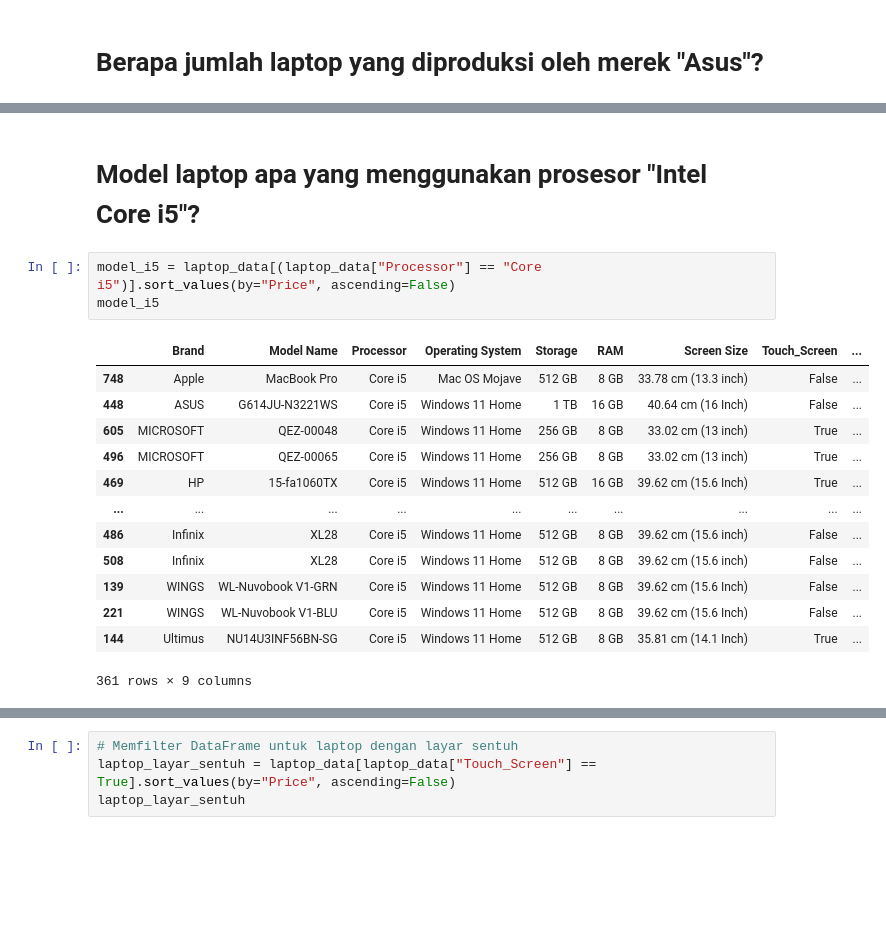
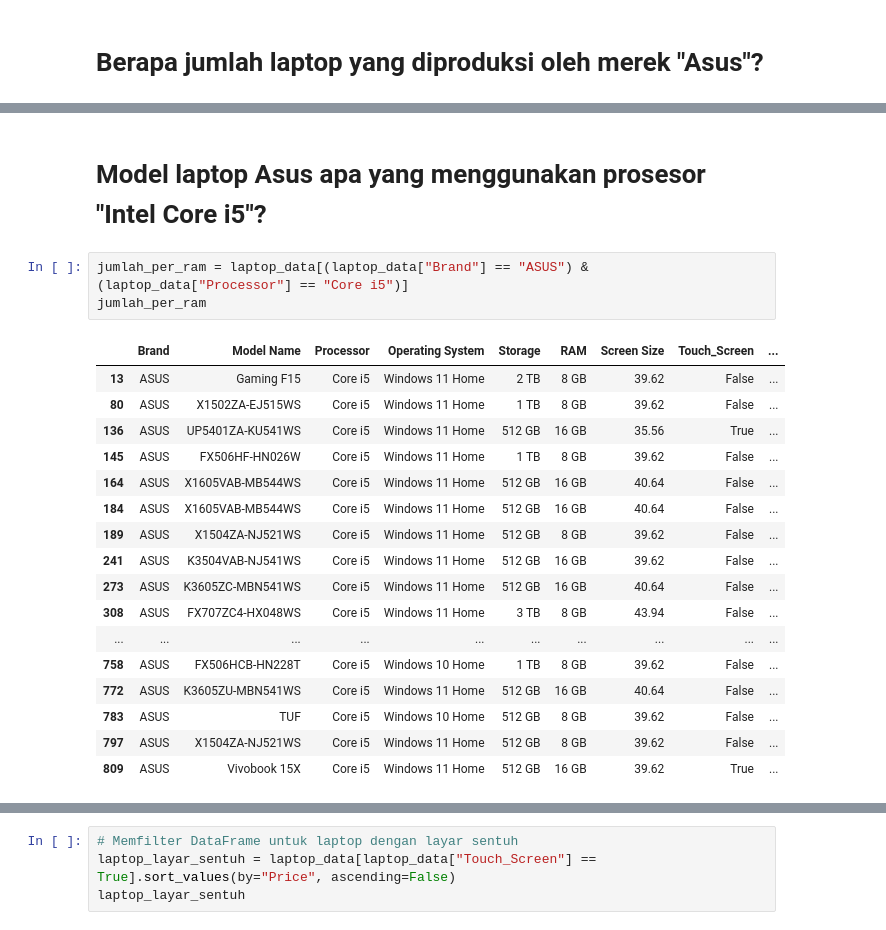
Before and after one commit to AchmadIfal26/Laptops-Analytics, a Jupyter notebook: Laptop_Analytics.ipynb, the cells around one changed output, grey strips where cells are left out. Cells and saved outputs as stored; diff of their text form; blank space fills up the shorter version.

Commit message:
Refresh Data

```diff
--- a/Laptop_Analytics.ipynb
+++ b/Laptop_Analytics.ipynb
@@ -369,19 +440,23 @@ merk_asus
 # %% [markdown]
-# Model laptop apa yang menggunakan prosesor "Intel Core i5"?
+# Model laptop Asus apa yang menggunakan prosesor "Intel Core i5"?
 # %%
-model_i5 = laptop_data[(laptop_data["Processor"] == "Core i5")].sort_values(by="Price", ascending=False)
-model_i5
+jumlah_per_ram = laptop_data[(laptop_data["Brand"] == "ASUS") & (laptop_data["Processor"] == "Core i5")]
+jumlah_per_ram
 # %% [output]
 |  | Brand | Model Name | Processor | Operating System | Storage | RAM | Screen Size | Touch_Screen | ... |
-| 748 | Apple | MacBook Pro | Core i5 | Mac OS Mojave | 512 GB | 8 GB | 33.78 cm (13.3 inch) | False | ... |
-| 448 | ASUS | G614JU-N3221WS | Core i5 | Windows 11 Home | 1 TB | 16 GB | 40.64 cm (16 Inch) | False | ... |
-| 605 | MICROSOFT | QEZ-00048 | Core i5 | Windows 11 Home | 256 GB | 8 GB | 33.02 cm (13 inch) | True | ... |
-| 496 | MICROSOFT | QEZ-00065 | Core i5 | Windows 11 Home | 256 GB | 8 GB | 33.02 cm (13 inch) | True | ... |
-| 469 | HP | 15-fa1060TX | Core i5 | Windows 11 Home | 512 GB | 16 GB | 39.62 cm (15.6 Inch) | True | ... |
+| 13 | ASUS | Gaming F15 | Core i5 | Windows 11 Home | 2 TB | 8 GB | 39.62 | False | ... |
+| 80 | ASUS | X1502ZA-EJ515WS | Core i5 | Windows 11 Home | 1 TB | 8 GB | 39.62 | False | ... |
+| 136 | ASUS | UP5401ZA-KU541WS | Core i5 | Windows 11 Home | 512 GB | 16 GB | 35.56 | True | ... |
+| 145 | ASUS | FX506HF-HN026W | Core i5 | Windows 11 Home | 1 TB | 8 GB | 39.62 | False | ... |
+| 164 | ASUS | X1605VAB-MB544WS | Core i5 | Windows 11 Home | 512 GB | 16 GB | 40.64 | False | ... |
+| 184 | ASUS | X1605VAB-MB544WS | Core i5 | Windows 11 Home | 512 GB | 16 GB | 40.64 | False | ... |
+| 189 | ASUS | X1504ZA-NJ521WS | Core i5 | Windows 11 Home | 512 GB | 8 GB | 39.62 | False | ... |
+| 241 | ASUS | K3504VAB-NJ541WS | Core i5 | Windows 11 Home | 512 GB | 16 GB | 39.62 | False | ... |
+| 273 | ASUS | K3605ZC-MBN541WS | Core i5 | Windows 11 Home | 512 GB | 16 GB | 40.64 | False | ... |
+| 308 | ASUS | FX707ZC4-HX048WS | Core i5 | Windows 11 Home | 3 TB | 8 GB | 43.94 | False | ... |
 | ... | ... | ... | ... | ... | ... | ... | ... | ... | ... |
-| 486 | Infinix | XL28 | Core i5 | Windows 11 Home | 512 GB | 8 GB | 39.62 cm (15.6 inch) | False | ... |
-| 508 | Infinix | XL28 | Core i5 | Windows 11 Home | 512 GB | 8 GB | 39.62 cm (15.6 inch) | False | ... |
-| 139 | WINGS | WL-Nuvobook V1-GRN | Core i5 | Windows 11 Home | 512 GB | 8 GB | 39.62 cm (15.6 Inch) | False | ... |
-| 221 | WINGS | WL-Nuvobook V1-BLU | Core i5 | Windows 11 Home | 512 GB | 8 GB | 39.62 cm (15.6 Inch) | False | ... |
-| 144 | Ultimus | NU14U3INF56BN-SG | Core i5 | Windows 11 Home | 512 GB | 8 GB | 35.81 cm (14.1 Inch) | True | ... |
+| 758 | ASUS | FX506HCB-HN228T | Core i5 | Windows 10 Home | 1 TB | 8 GB | 39.62 | False | ... |
+| 772 | ASUS | K3605ZU-MBN541WS | Core i5 | Windows 11 Home | 512 GB | 16 GB | 40.64 | False | ... |
+| 783 | ASUS | TUF | Core i5 | Windows 10 Home | 512 GB | 8 GB | 39.62 | False | ... |
+| 797 | ASUS | X1504ZA-NJ521WS | Core i5 | Windows 11 Home | 512 GB | 8 GB | 39.62 | False | ... |
+| 809 | ASUS | Vivobook 15X | Core i5 | Windows 11 Home | 512 GB | 16 GB | 39.62 | True | ... |
-361 rows × 9 columns
```
Also changed, not shown: parts of 15 cells of this notebook, 1 other file.
